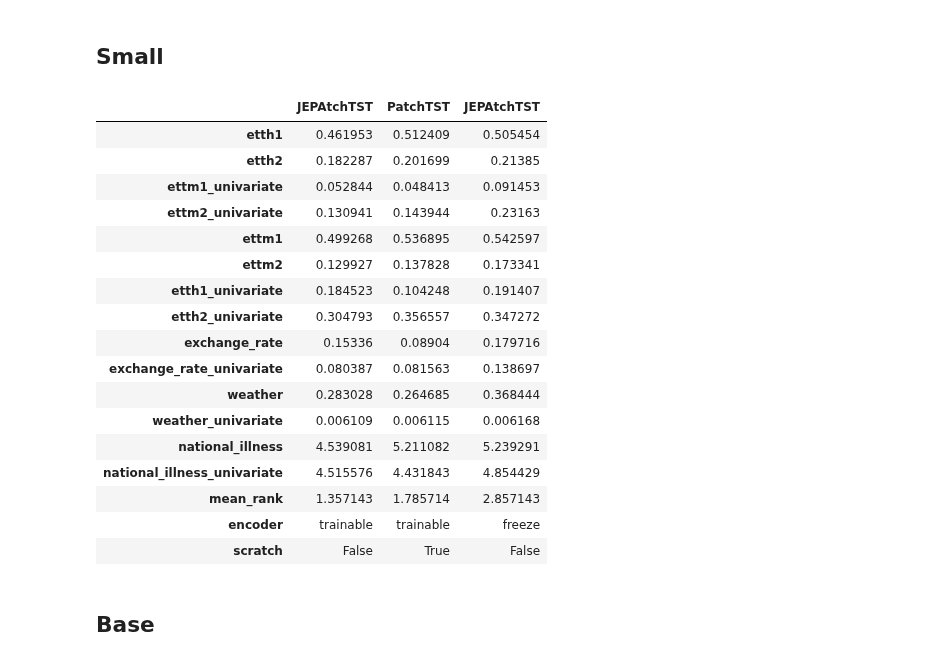
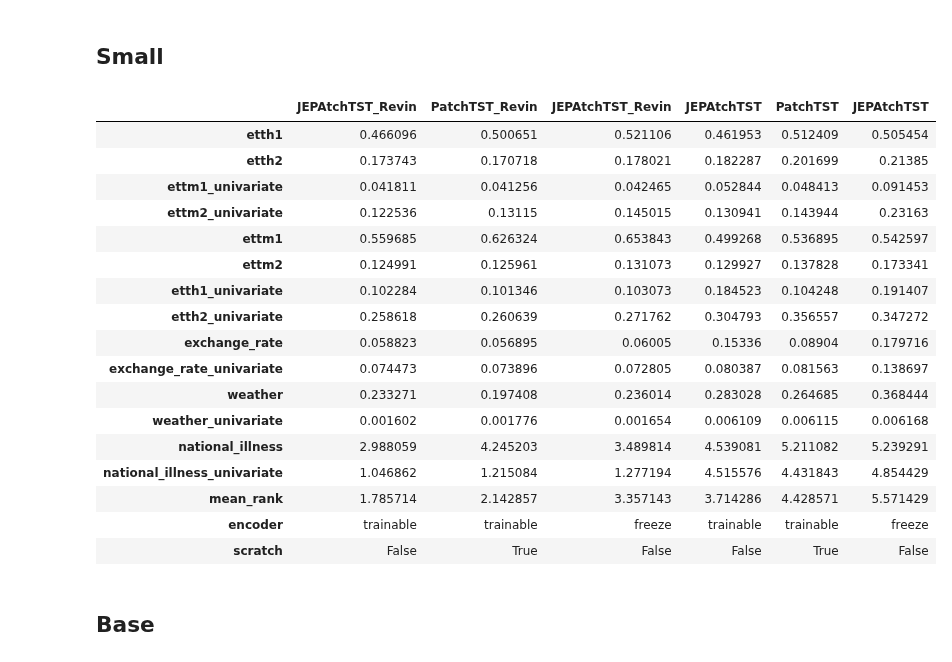
Before and after one commit to vilhess/JEPAtchTST, a Jupyter notebook: results.ipynb, the cells around one changed output. Cells and saved outputs as stored; diff of their text form; code cells hidden in the pictures.

```diff
--- a/results.ipynb
+++ b/results.ipynb
@@ -44,49 +44,57 @@ df
 # %%
 df = pd.read_json('forecasting/results/mse_small.json')
 
 ranks = df.rank(axis=0, method='min', ascending=True)
 mean_ranks = ranks.mean(axis=1)
 df['mean_rank'] = mean_ranks
 df.sort_values('mean_rank', inplace=True)
 
 df["encoder"]=" "
 df["scratch"]=" "
 
 for i in range(len(df)):
     index_name = df.index[i]
     index_name_split = index_name.split("_")
+
+    if index_name_split[-1]=="revin":
+        index_name_split = [index_name_split[0], index_name_split[-1], index_name_split[1], index_name_split[2]]
+
     if index_name_split[-1]=="True":
         df.at[index_name, "scratch"] = "True"
         df.at[index_name, "encoder"] = "trainable"
         df.index.values[i] = "PatchTST"
+        if index_name_split[1]=="revin":
+            df.index.values[i] += "_Revin"
     else:
         if index_name_split[-2]=="True":
             df.at[index_name, "scratch"] = "False"
             df.at[index_name, "encoder"] = "freeze"
         else:
             df.at[index_name, "scratch"] = "False"
             df.at[index_name, "encoder"] = "trainable"
         df.index.values[i] = "JEPAtchTST"
+        if index_name_split[1]=="revin":
+            df.index.values[i] += "_Revin"
 df.T
 # %% [output]
-|  | JEPAtchTST | PatchTST | JEPAtchTST |
-| etth1 | 0.461953 | 0.512409 | 0.505454 |
-| etth2 | 0.182287 | 0.201699 | 0.21385 |
-| ettm1_univariate | 0.052844 | 0.048413 | 0.091453 |
-| ettm2_univariate | 0.130941 | 0.143944 | 0.23163 |
-| ettm1 | 0.499268 | 0.536895 | 0.542597 |
-| ettm2 | 0.129927 | 0.137828 | 0.173341 |
-| etth1_univariate | 0.184523 | 0.104248 | 0.191407 |
-| etth2_univariate | 0.304793 | 0.356557 | 0.347272 |
-| exchange_rate | 0.15336 | 0.08904 | 0.179716 |
-| exchange_rate_univariate | 0.080387 | 0.081563 | 0.138697 |
-| weather | 0.283028 | 0.264685 | 0.368444 |
-| weather_univariate | 0.006109 | 0.006115 | 0.006168 |
-| national_illness | 4.539081 | 5.211082 | 5.239291 |
-| national_illness_univariate | 4.515576 | 4.431843 | 4.854429 |
-| mean_rank | 1.357143 | 1.785714 | 2.857143 |
-| encoder | trainable | trainable | freeze |
-| scratch | False | True | False |
+|  | JEPAtchTST_Revin | PatchTST_Revin | JEPAtchTST_Revin | JEPAtchTST | PatchTST | JEPAtchTST |
+| etth1 | 0.466096 | 0.500651 | 0.521106 | 0.461953 | 0.512409 | 0.505454 |
+| etth2 | 0.173743 | 0.170718 | 0.178021 | 0.182287 | 0.201699 | 0.21385 |
+| ettm1_univariate | 0.041811 | 0.041256 | 0.042465 | 0.052844 | 0.048413 | 0.091453 |
+| ettm2_univariate | 0.122536 | 0.13115 | 0.145015 | 0.130941 | 0.143944 | 0.23163 |
+| ettm1 | 0.559685 | 0.626324 | 0.653843 | 0.499268 | 0.536895 | 0.542597 |
+| ettm2 | 0.124991 | 0.125961 | 0.131073 | 0.129927 | 0.137828 | 0.173341 |
+| etth1_univariate | 0.102284 | 0.101346 | 0.103073 | 0.184523 | 0.104248 | 0.191407 |
+| etth2_univariate | 0.258618 | 0.260639 | 0.271762 | 0.304793 | 0.356557 | 0.347272 |
+| exchange_rate | 0.058823 | 0.056895 | 0.06005 | 0.15336 | 0.08904 | 0.179716 |
+| exchange_rate_univariate | 0.074473 | 0.073896 | 0.072805 | 0.080387 | 0.081563 | 0.138697 |
+| weather | 0.233271 | 0.197408 | 0.236014 | 0.283028 | 0.264685 | 0.368444 |
+| weather_univariate | 0.001602 | 0.001776 | 0.001654 | 0.006109 | 0.006115 | 0.006168 |
+| national_illness | 2.988059 | 4.245203 | 3.489814 | 4.539081 | 5.211082 | 5.239291 |
+| national_illness_univariate | 1.046862 | 1.215084 | 1.277194 | 4.515576 | 4.431843 | 4.854429 |
+| mean_rank | 1.785714 | 2.142857 | 3.357143 | 3.714286 | 4.428571 | 5.571429 |
+| encoder | trainable | trainable | freeze | trainable | trainable | freeze |
+| scratch | False | True | False | False | True | False |
 # %% [markdown]
 ## Base
 # %%
```
Also changed, not shown: parts of 24 cells of this notebook, 16 other files.
